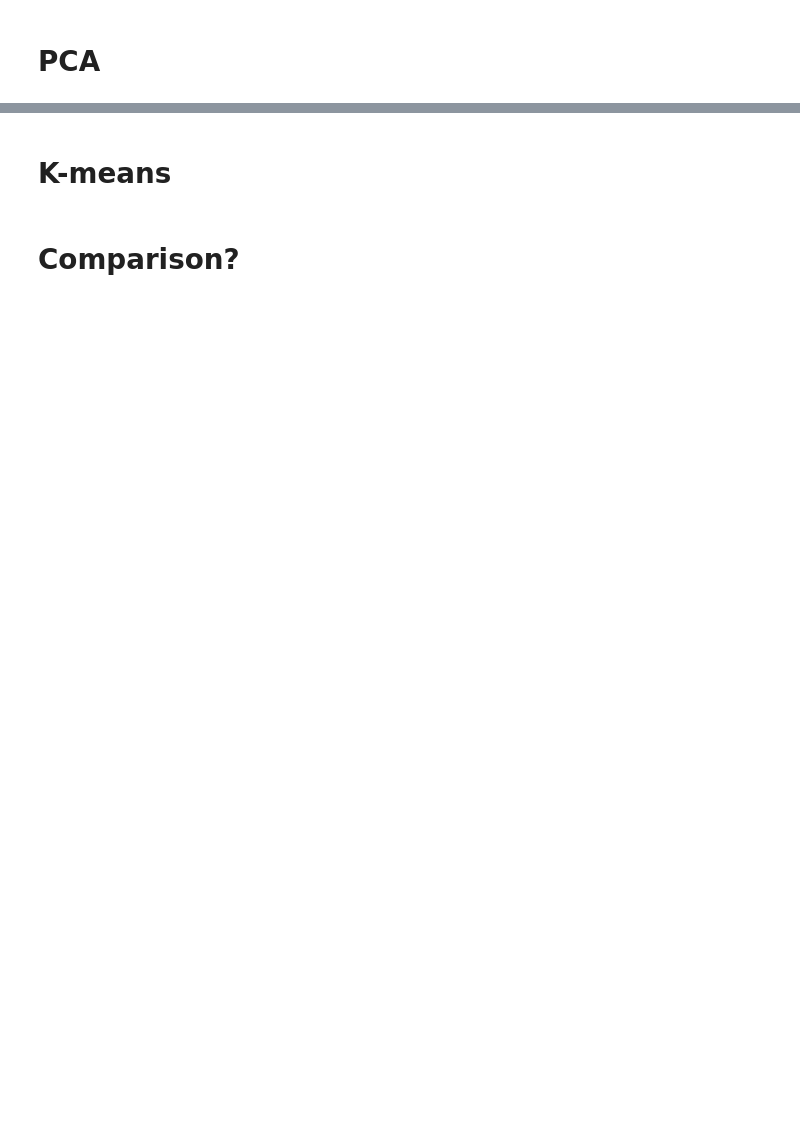
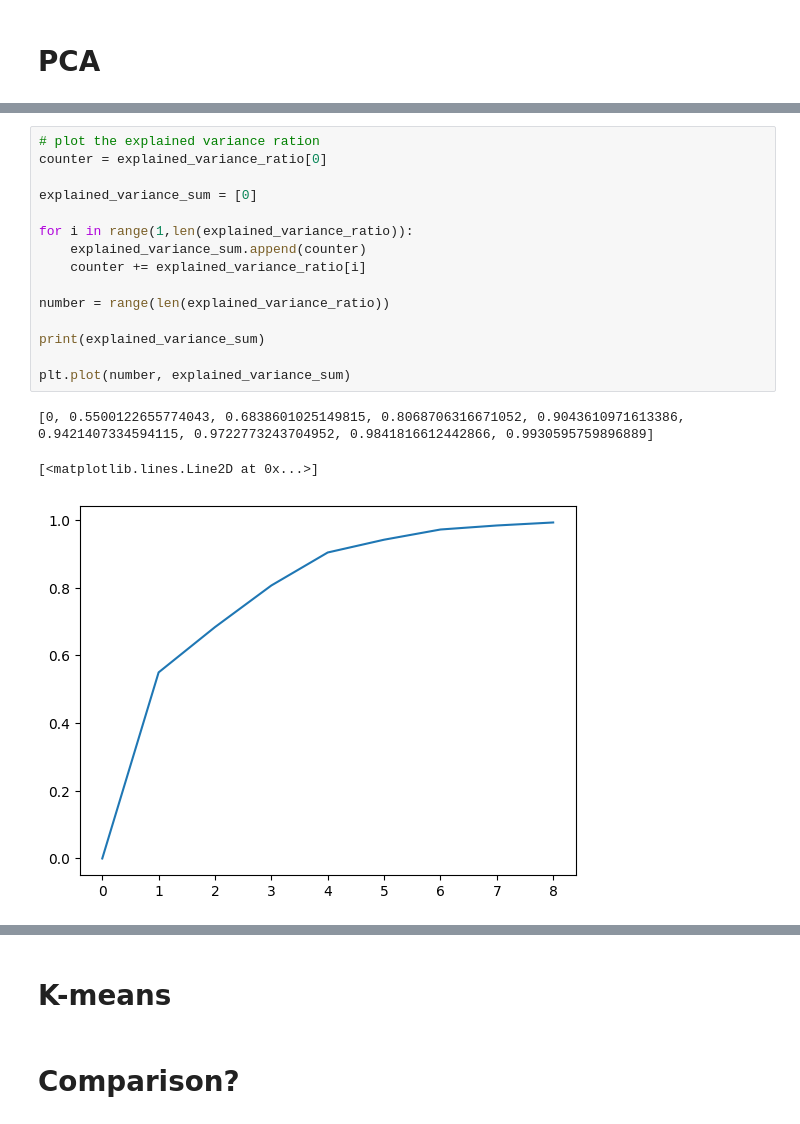
Before and after one commit to Lukas2010/Country-data, a Jupyter notebook: unsupervised-learning-country-data.ipynb, the cells around one changed output, grey strips where cells are left out. Cells and saved outputs as stored; diff of their text form; blank space fills up the shorter version.

```diff
--- a/unsupervised-learning-country-data.ipynb
+++ b/unsupervised-learning-country-data.ipynb
@@ -113,0 +268,19 @@ plt.show()
+# %%
+# plot the explained variance ration
+counter = explained_variance_ratio[0]
+
+explained_variance_sum = [0]
+
+for i in range(1,len(explained_variance_ratio)):
+    explained_variance_sum.append(counter)
+    counter += explained_variance_ratio[i]
+
+number = range(len(explained_variance_ratio))
+
+print(explained_variance_sum)
+
+plt.plot(number, explained_variance_sum)
+# %% [output]
+[0, 0.5500122655774043, 0.6838601025149815, 0.8068706316671052, 0.9043610971613386, 0.9421407334594115, 0.9722773243704952, 0.9841816612442866, 0.9930595759896889]
+[<matplotlib.lines.Line2D at 0x...>]
+[figure, added]
```
Also changed, not shown: parts of 9 cells of this notebook.
